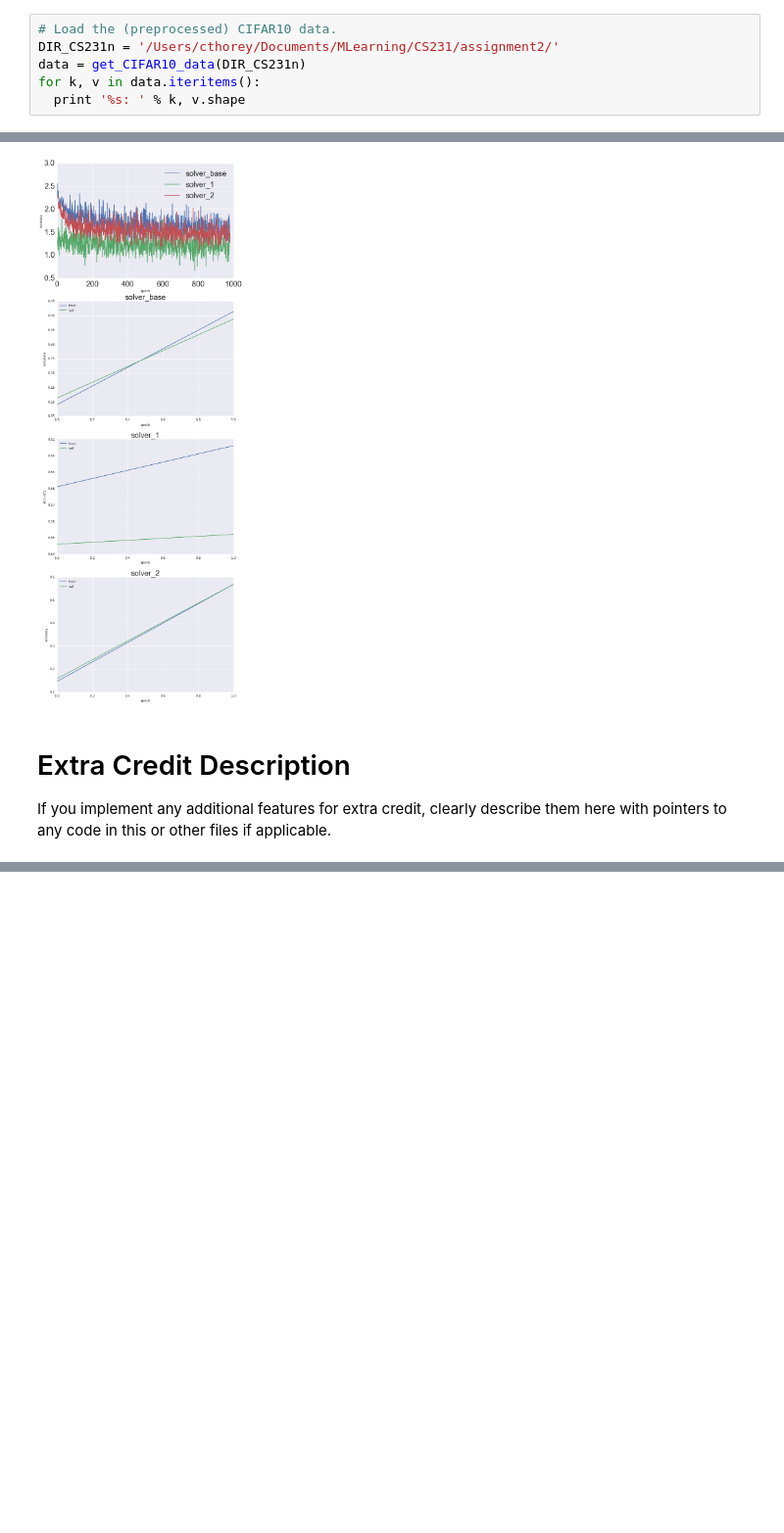
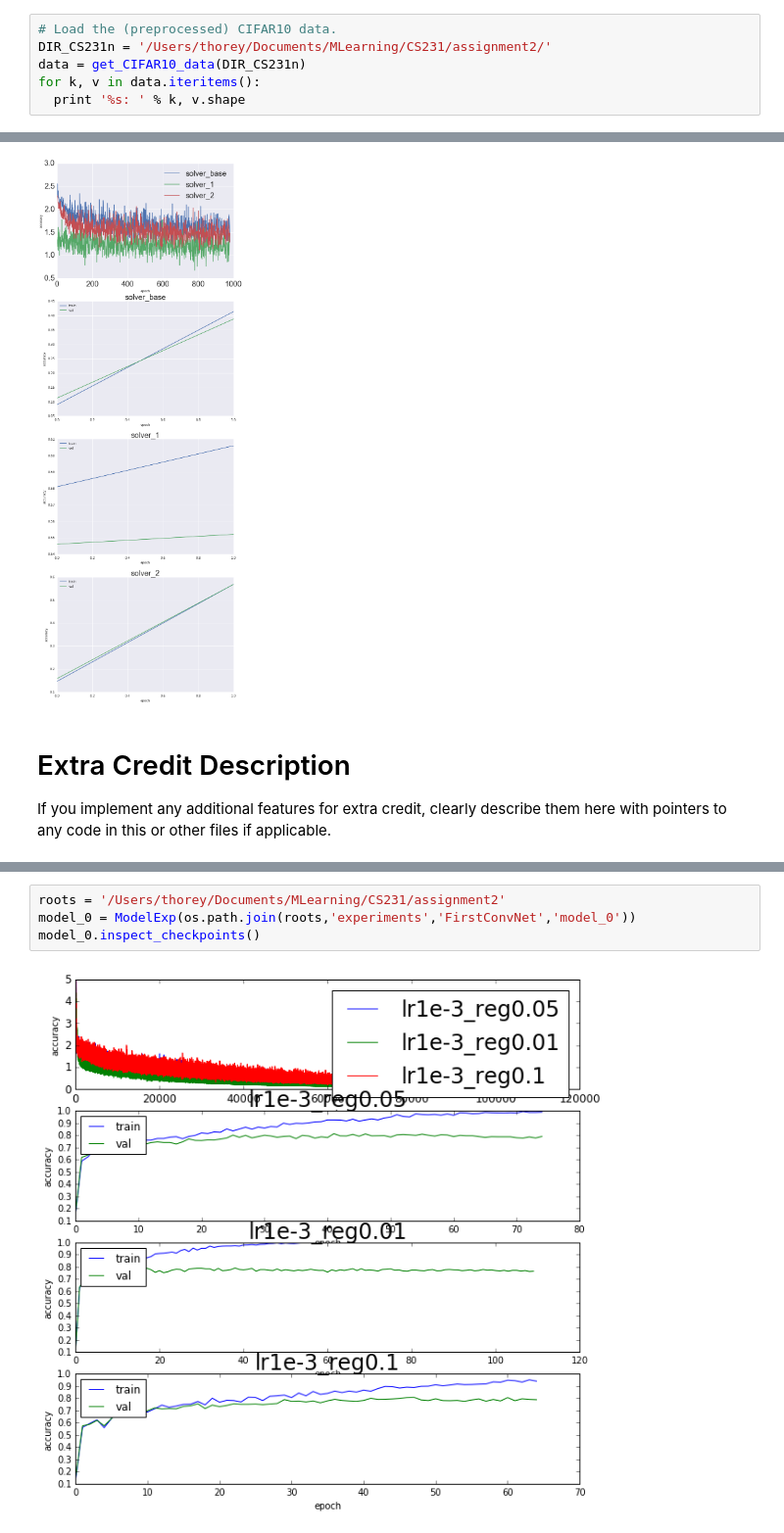
Before and after one commit to cthorey/CS231, a Jupyter notebook: assignment2/ConvolutionalNetworks.ipynb, the cells around one changed output, grey strips where cells are left out. Shown at 98% size. Cells and saved outputs as stored; diff of their text form; blank space fills up the shorter version.

```diff
--- a/assignment2/ConvolutionalNetworks.ipynb
+++ b/assignment2/ConvolutionalNetworks.ipynb
@@ -31,6 +36,6 @@ def rel_error(x, y):
 # %%
 # Load the (preprocessed) CIFAR10 data.
-DIR_CS231n = '/Users/cthorey/Documents/MLearning/CS231/assignment2/'
+DIR_CS231n = '/Users/thorey/Documents/MLearning/CS231/assignment2/'
 data = get_CIFAR10_data(DIR_CS231n)
 for k, v in data.iteritems():
   print '%s: ' % k, v.shape
@@ -1102,0 +1148,6 @@ Size_Conv(1,3,32,32,3)
+# %%
+roots = '/Users/thorey/Documents/MLearning/CS231/assignment2'
+model_0 = ModelExp(os.path.join(roots,'experiments','FirstConvNet','model_0'))
+model_0.inspect_checkpoints()
+# %% [output]
+[figure, added]
```
Also changed, not shown: parts of 27 cells of this notebook, 4 other files.
